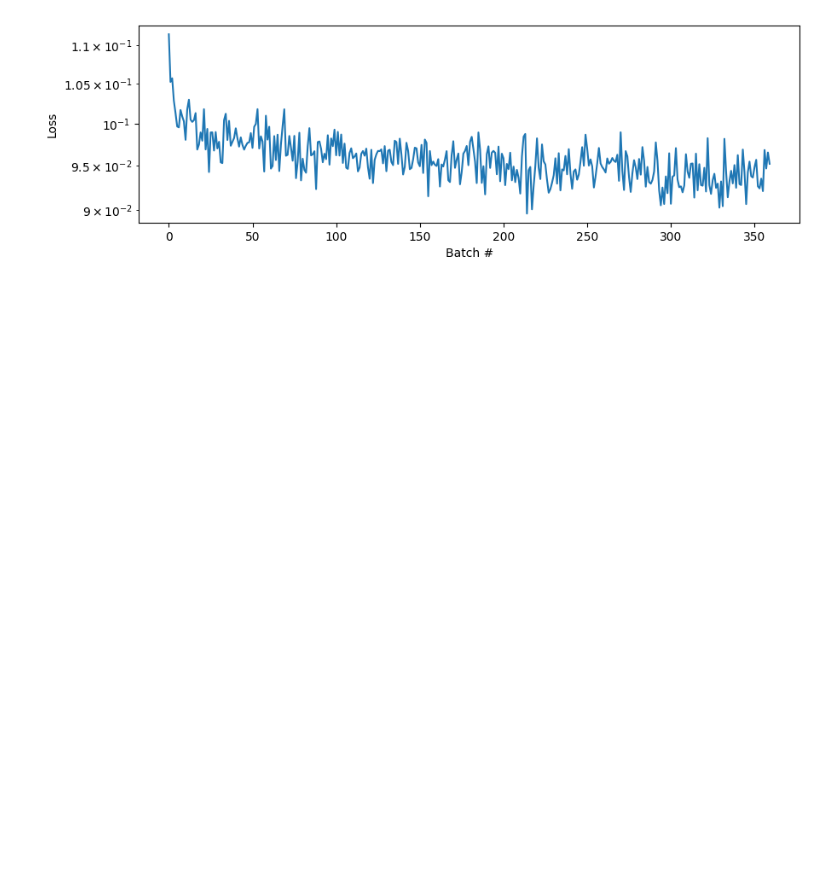
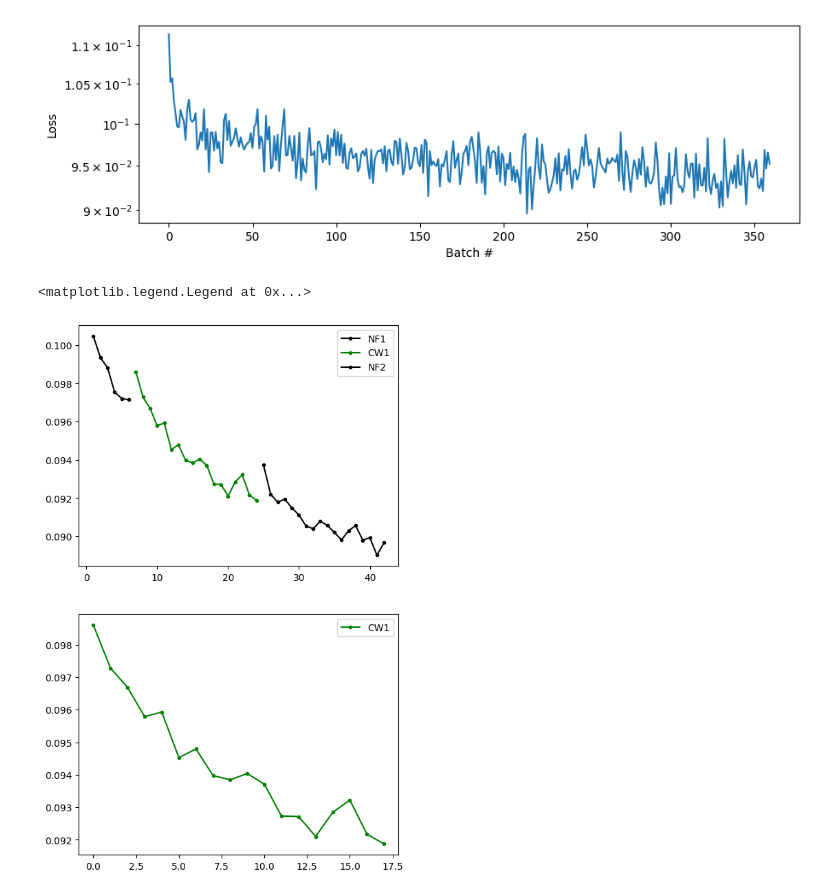
Before and after one commit to mshahbazi1997/MotorSavingModel, a Jupyter notebook: notebooks/test_networks.ipynb, the cells around one changed output. Drawn from its saved outputs; the diff is of its cells as text; code cells hidden in the pictures; blank space fills up the shorter version.

```diff
--- a/notebooks/test_networks.ipynb
+++ b/notebooks/test_networks.ipynb
@@ -35,3 +36,42 @@ loaded_training_log = window_average(np.array(loaded_training_log),w=50)
 ax = plot_training_log(log=loaded_training_log)
 # %% [output]
 [figure]
+# %%
+log_file1 = list(Path(data_dir).glob(f'{model_name}_phase={3}_*_log.json'))[0]
+log_file2 = list(Path(data_dir).glob(f'{model_name}_phase={4}_*_log.json'))[0]
+log_file3 = list(Path(data_dir).glob(f'{model_name}_phase={5}_*_log.json'))[0]
+#log_file4 = list(Path(data_dir).glob(f'{model_name}_phase={6}_*_log.json'))[0]
+
+position_loss_NF1 = np.array(json.load(open(log_file1, 'r')))
+position_loss_FF1 = np.array(json.load(open(log_file2, 'r')))
+position_loss_NF2 = np.array(json.load(open(log_file3, 'r')))
+#position_loss_FF2 = np.array(json.load(open(log_file4, 'r')))
+
+w = 1000
+NF1w = window_average(position_loss_NF1,w)
+FF1w = window_average(position_loss_FF1,w)
+NF2w = window_average(position_loss_NF2,w)
+#FF2w = window_average(position_loss_FF2,w)
+
+x1w = np.arange(1,np.shape(NF1w)[0]+1)
+x2w = np.arange(1,np.shape(FF1w)[0]+1) + x1w[-1]
+x3w = np.arange(1,np.shape(NF2w)[0]+1) + x2w[-1]
+#x4w = np.arange(1,np.shape(FF2w)[0]+1) + x3w[-1]
+
+#np.savez('savings2.npz', NF1w, FF1w, NF2w, FF2w, x1w, x2w, x3w, x4w)
+fig,ax = plt.subplots(2,1,figsize=(6,10))
+l1, = ax[0].plot(x1w,NF1w,'k.-')
+l2, = ax[0].plot(x2w,FF1w,'g.-')
+l3, = ax[0].plot(x3w,NF2w,'k.-')
+#l4, = ax[0].plot(x4w,FF2w,'r.-')
+#ax[0].legend([l1,l2,l3,l4],['NF1','CW1','NF2','CW2'])
+ax[0].legend([l1,l2,l3],['NF1','CW1','NF2'])
+
+
+l2, = ax[1].plot(FF1w,'g.-')
+#l4, = ax[1].plot(FF2w,'r.-')
+#ax[1].legend([l2,l4],['CW1','CW2'])
+ax[1].legend([l2],['CW1'])
+# %% [output]
+<matplotlib.legend.Legend at 0x...>
+[figure, added]
```
Also changed, not shown: parts of 4 cells of this notebook, 1 other file.
